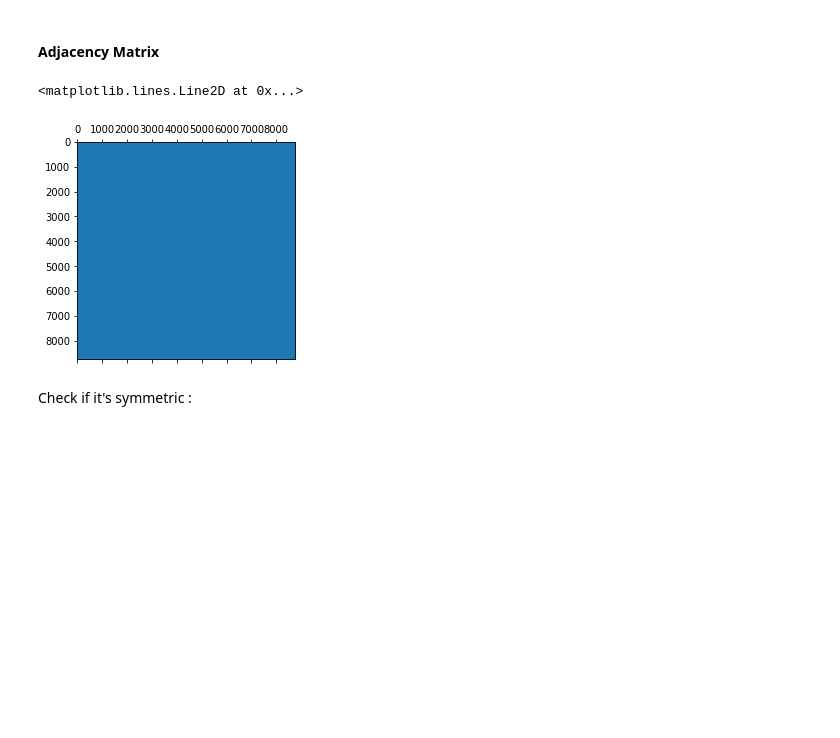
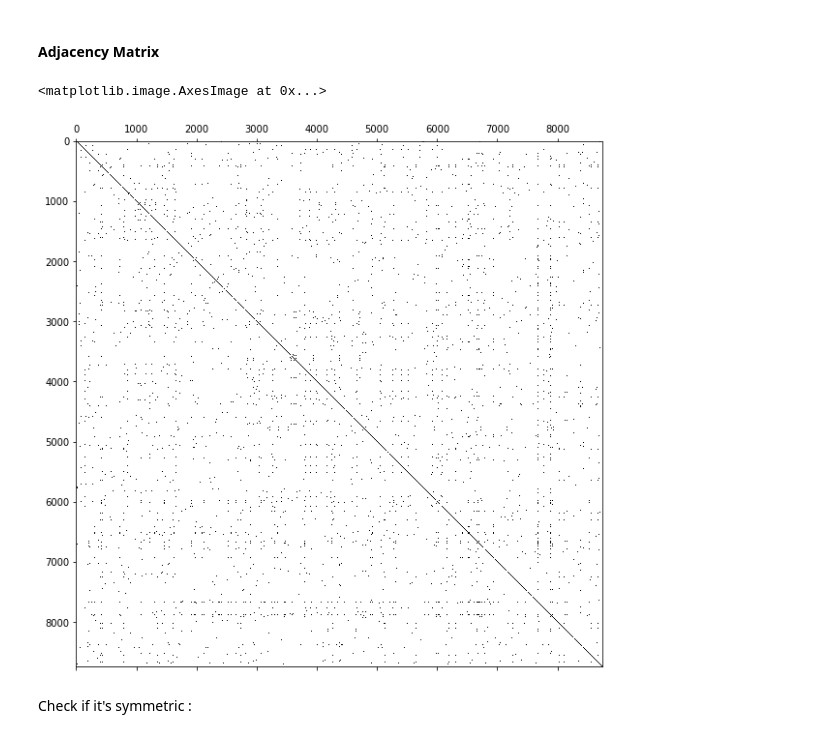
Before and after one commit to armand33/wikipedia_graph, a Jupyter notebook: ntds_project.ipynb, the cells around one changed output. Saved outputs shown, nothing was run; the diff lists cells and outputs as text; code cells hidden in the pictures; blank space fills up the shorter version.

```diff
--- a/ntds_project.ipynb
+++ b/ntds_project.ipynb
@@ -163,11 +163,13 @@ Number of edges : 859184
 #### Adjacency Matrix
 # %%
 adj = nx.adjacency_matrix(g)
+# %%
+plt.rcParams['figure.figsize'] = (10, 10)
 # %%
-plt.spy(adj)
+plt.spy(adj.todense())
 # %% [output]
-<matplotlib.lines.Line2D at 0x...>
+<matplotlib.image.AxesImage at 0x...>
-[figure, old version]
+[figure, new version]
 # %% [markdown]
 Check if it's symmetric :
 # %%
```
Also changed, not shown: parts of 22 cells of this notebook.
